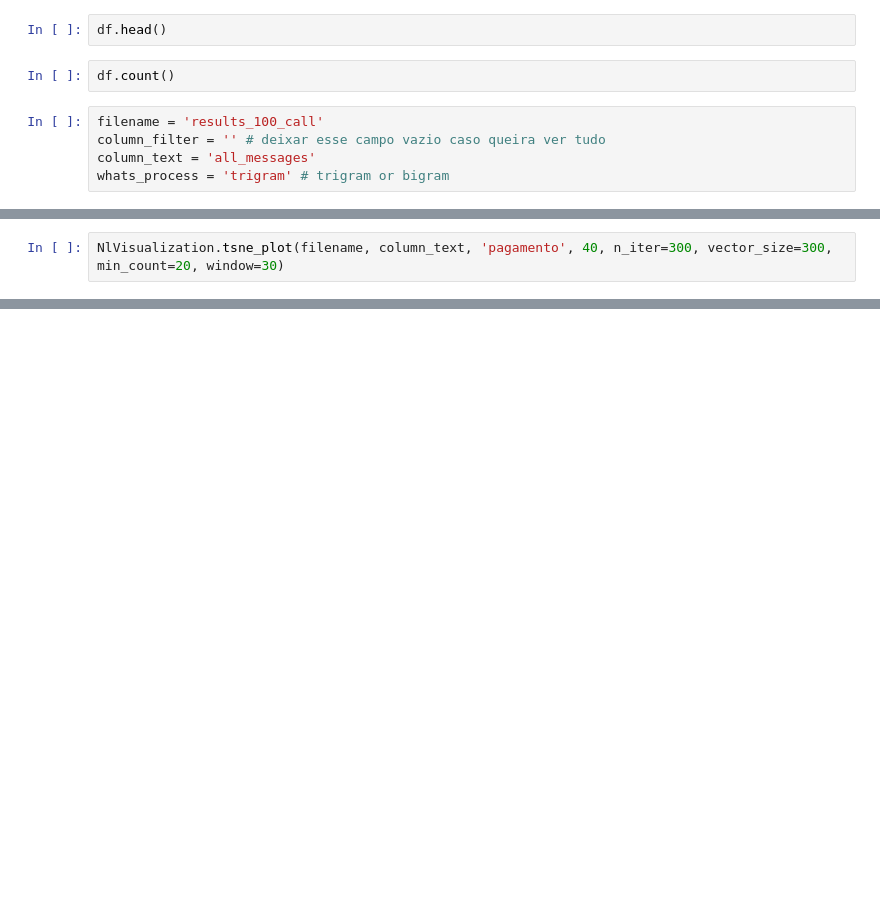
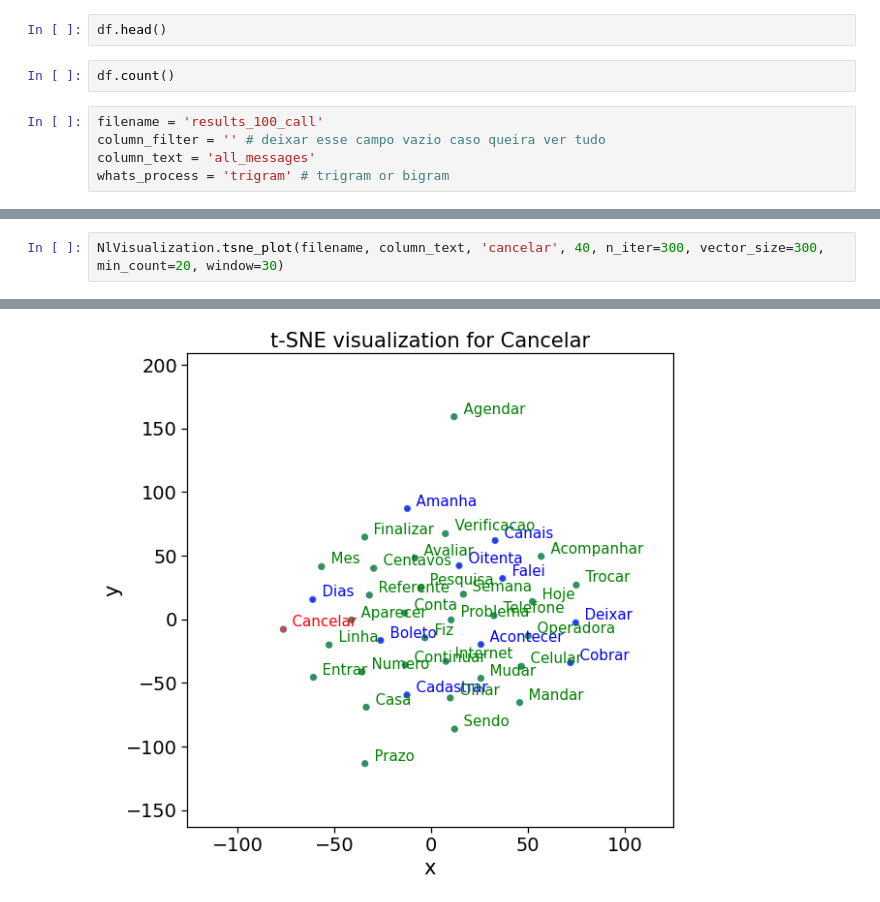
Before and after one commit to EneasJr-Rodrigues/model_fkeywords, a Jupyter notebook: notebooks/findkeywords-v.1.2.ipynb, the cells around one changed output, grey strips where cells are left out. Cells and saved outputs as stored; diff of their text form; blank space fills up the shorter version.

```diff
--- a/notebooks/findkeywords-v.1.2.ipynb
+++ b/notebooks/findkeywords-v.1.2.ipynb
@@ -151,2 +93,3 @@ NlVisualization.pareto_plot(filename, x='countent_bigram', y='count', title='Ali
 # %%
-NlVisualization.tsne_plot(filename, column_text, 'pagamento', 40, n_iter=300, vector_size=300, min_count=20, window=30)
+NlVisualization.tsne_plot(filename, column_text, 'cancelar', 40, n_iter=300, vector_size=300, min_count=20, window=30)
+# %% [output]
@@ -153,2 +98,3 @@ NlVisualization.tsne_plot(filename, column_text, 'pagamento', 40, n_iter=300, ve
+[figure, added]
 # %%
 clst, optimal_k, df = NlVisualization.clustering_model(filename, column_text, model='kmeans', plot=True, max_k=20)
```
Also changed, not shown: parts of 7 cells of this notebook, 19 other files.
